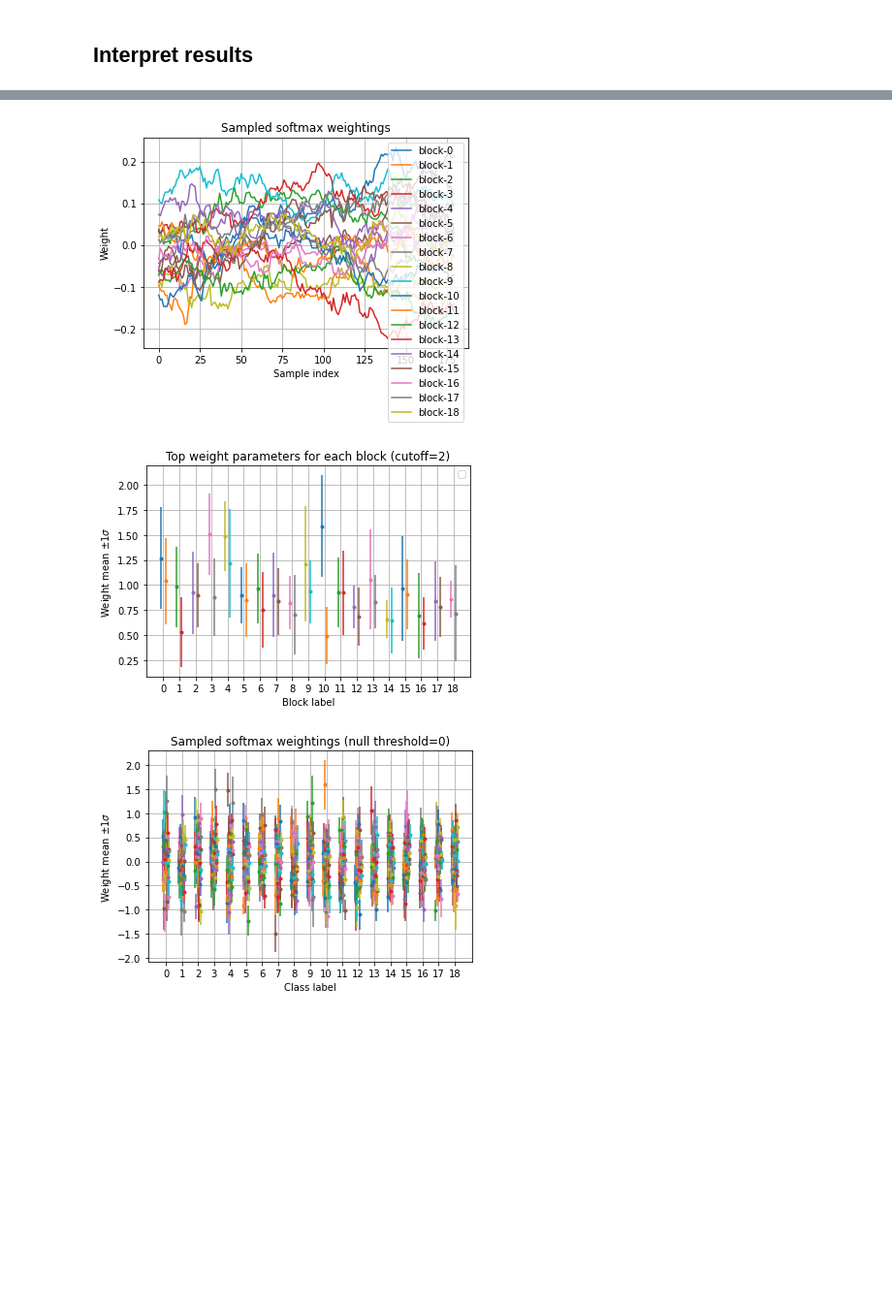
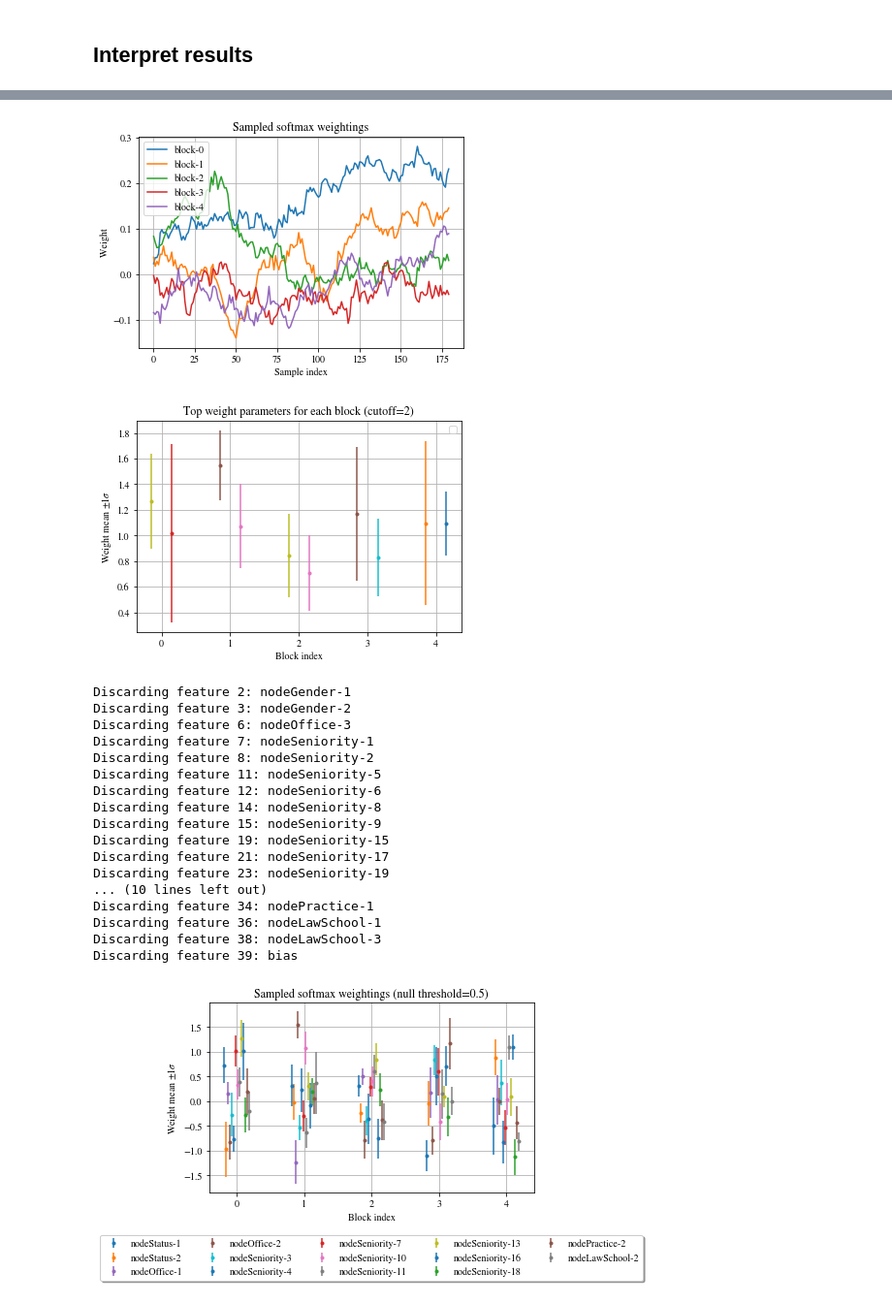
Before and after one commit to LozzaTray/Jormungandr-code, a Jupyter notebook: law.ipynb, the cells around one changed output, grey strips where cells are left out. Shown at 97% size. Saved outputs shown, nothing was run; the diff lists cells and outputs as text; code cells hidden in the pictures; blank space fills up the shorter version.

```diff
--- a/law.ipynb
+++ b/law.ipynb
@@ -3,5 +3,9 @@
 # %%
 from model.graph_mcmc import Graph_MCMC
+# %%
+import matplotlib
+matplotlib.rcParams['mathtext.fontset'] = 'stix'
+matplotlib.rcParams['font.family'] = 'STIXGeneral'
 # %%
 graph = Graph_MCMC()
 graph.read_from_ns("law_firm")
@@ -74,14 +94,31 @@ classifier.plot_sample_histogram()
 # %%
 classifier.plot_sample_history()
 # %% [output]
-[figure, old version]
+[figure, new version]
 # %%
 names = graph.get_feature_names()
 classifier.plot_block_principal_dims(names, cutoff=2)
 # %% [output]
-[figure, old version]
+[figure, new version]
 # %%
 names = graph.get_feature_names()
-classifier.plot_sampled_weights(names, std_dev_multiplier=1, null_space=0)
+classifier.plot_sampled_weights(names, std_dev_multiplier=1, null_space=0.5, legend=True)
 # %% [output]
+Discarding feature 2: nodeGender-1
+Discarding feature 3: nodeGender-2
+Discarding feature 6: nodeOffice-3
+Discarding feature 7: nodeSeniority-1
+Discarding feature 8: nodeSeniority-2
+Discarding feature 11: nodeSeniority-5
+Discarding feature 12: nodeSeniority-6
+Discarding feature 14: nodeSeniority-8
+Discarding feature 15: nodeSeniority-9
+Discarding feature 19: nodeSeniority-15
+Discarding feature 21: nodeSeniority-17
+Discarding feature 23: nodeSeniority-19
+... (10 lines left out)
+Discarding feature 34: nodePractice-1
+Discarding feature 36: nodeLawSchool-1
+Discarding feature 38: nodeLawSchool-3
+Discarding feature 39: bias
-[figure, old version]
+[figure, new version]
```
Also changed, not shown: parts of 15 cells of this notebook, 5 other files.
